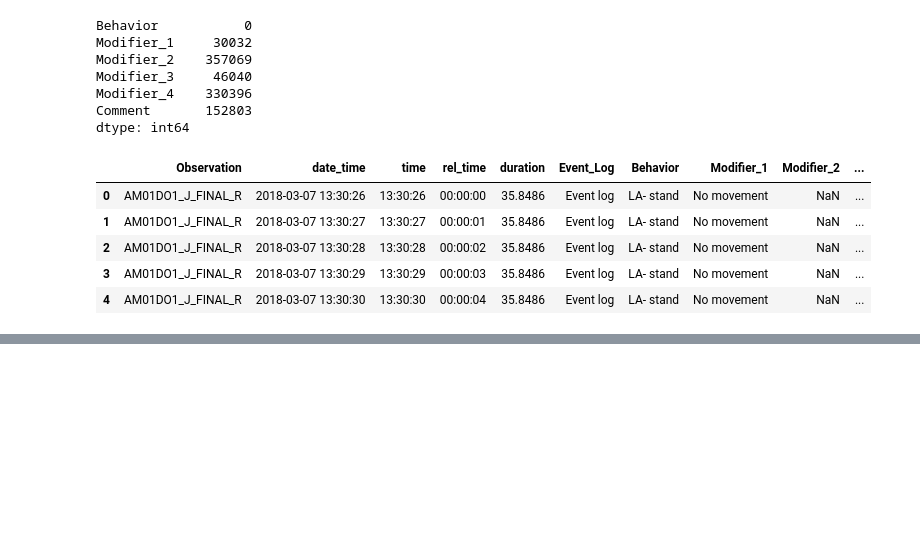
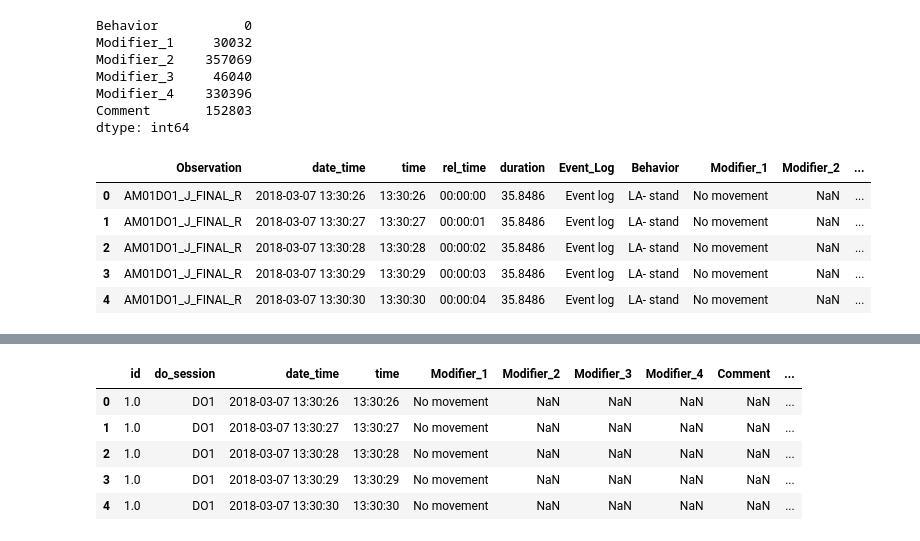
Before and after one commit to CameronWafer/WAVES, a Jupyter notebook: AM Junk/AM_restart1.ipynb, the cells around one changed output, grey strips where cells are left out. Saved outputs shown, nothing was run; the diff lists cells and outputs as text; code cells hidden in the pictures; blank space fills up the shorter version.

Commit message:
am finished finally?

```diff
--- a/AM Junk/AM_restart1.ipynb
+++ b/AM Junk/AM_restart1.ipynb
@@ -305,0 +499,32 @@ sec_by_sec_last[["Observation", "rel_time", "date_time", "time", "duration"]].he
+# %%
+# ------------------------------------------------------------
+# Final clean dataframe for WAVES
+# ------------------------------------------------------------
+
+cols_order = [
+    "id",
+    "do_session",
+    "date_time",
+    "time",
+    "Modifier_1",
+    "Modifier_2",
+    "Modifier_3",
+    "Modifier_4",
+    "Comment",
+    "Activity_Type",
+    "posture_wbm",
+    "broad_domain",
+    "waves_domain",
+    "posture_broad",
+    "posture_waves",
+]
+
+waves_df_clean = sec_by_sec[[c for c in cols_order if c in sec_by_sec.columns]].copy()
+waves_df_clean.head()
+# %% [output]
+|  | id | do_session | date_time | time | Modifier_1 | Modifier_2 | Modifier_3 | Modifier_4 | Comment | ... |
+| 0 | 1.0 | DO1 | 2018-03-07 13:30:26 | 13:30:26 | No movement | NaN | NaN | NaN | NaN | ... |
+| 1 | 1.0 | DO1 | 2018-03-07 13:30:27 | 13:30:27 | No movement | NaN | NaN | NaN | NaN | ... |
+| 2 | 1.0 | DO1 | 2018-03-07 13:30:28 | 13:30:28 | No movement | NaN | NaN | NaN | NaN | ... |
+| 3 | 1.0 | DO1 | 2018-03-07 13:30:29 | 13:30:29 | No movement | NaN | NaN | NaN | NaN | ... |
+| 4 | 1.0 | DO1 | 2018-03-07 13:30:30 | 13:30:30 | No movement | NaN | NaN | NaN | NaN | ... |
```
Also changed, not shown: parts of 3 cells of this notebook.
